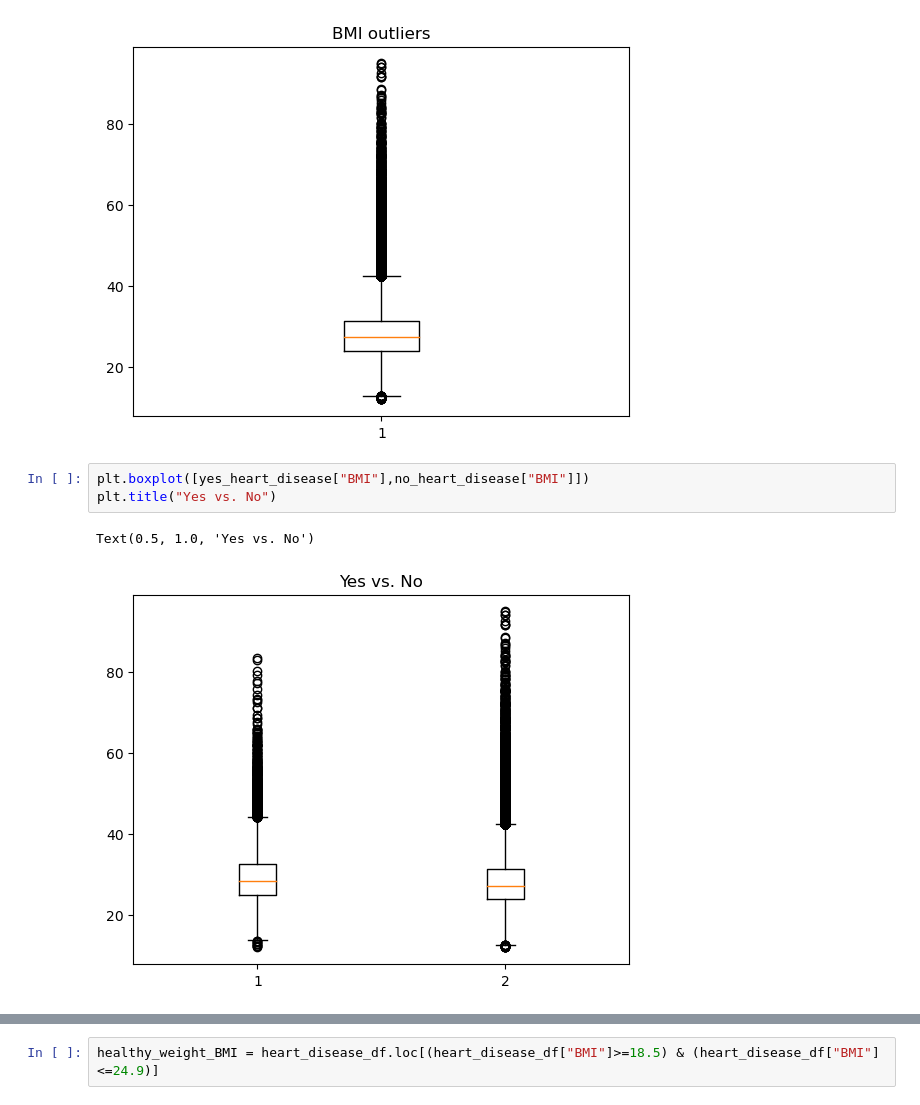
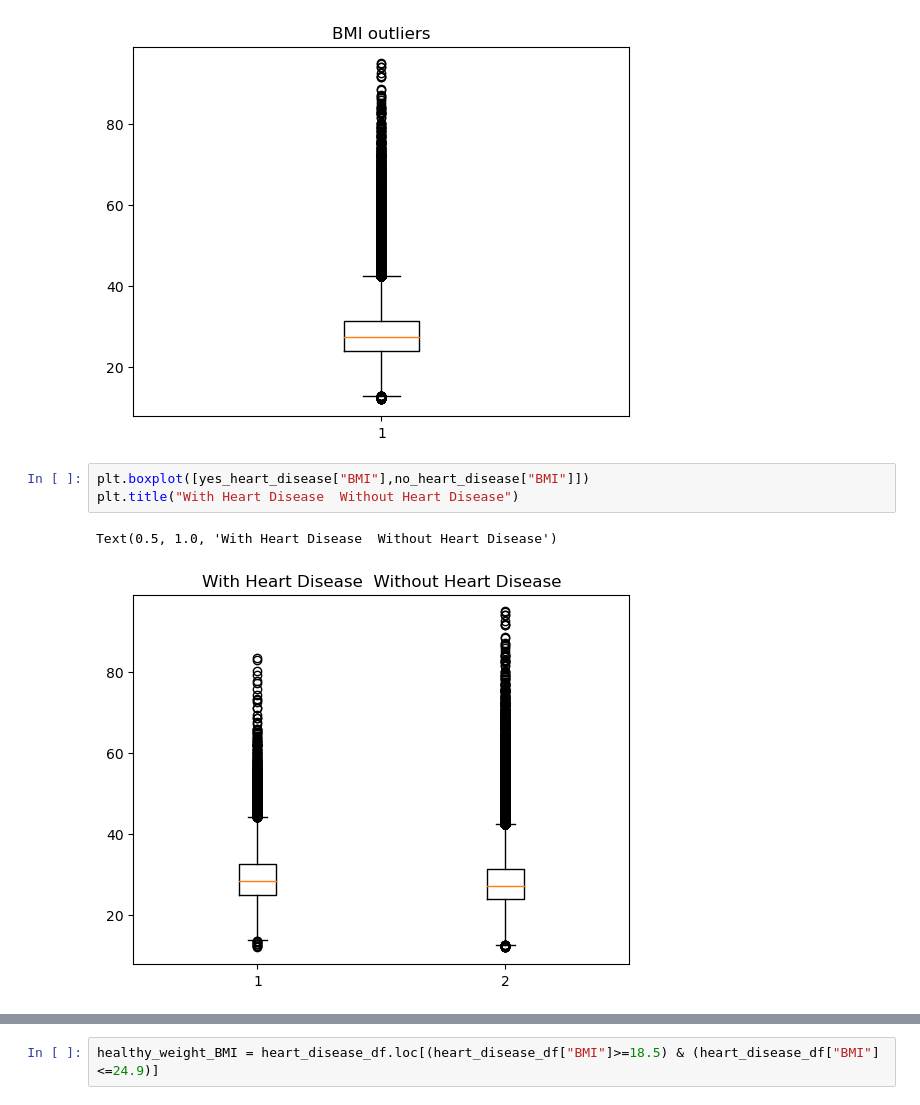
Before and after one commit to taywiljoe/Project-1, a Jupyter notebook: Heart Disease.ipynb, the cells around one changed output, grey strips where cells are left out. Cells and saved outputs as stored; diff of their text form.

```diff
--- a/Heart Disease.ipynb
+++ b/Heart Disease.ipynb
@@ -117,7 +113,7 @@ plt.savefig("BMIoutliers.png")
 [figure]
 # %%
 plt.boxplot([yes_heart_disease["BMI"],no_heart_disease["BMI"]])
-plt.title("Yes vs. No")
+plt.title("With Heart Disease  Without Heart Disease")
 # %% [output]
-Text(0.5, 1.0, 'Yes vs. No')
+Text(0.5, 1.0, 'With Heart Disease  Without Heart Disease')
-[figure, old version]
+[figure, new version]
```
Also changed, not shown: parts of 32 cells of this notebook.
